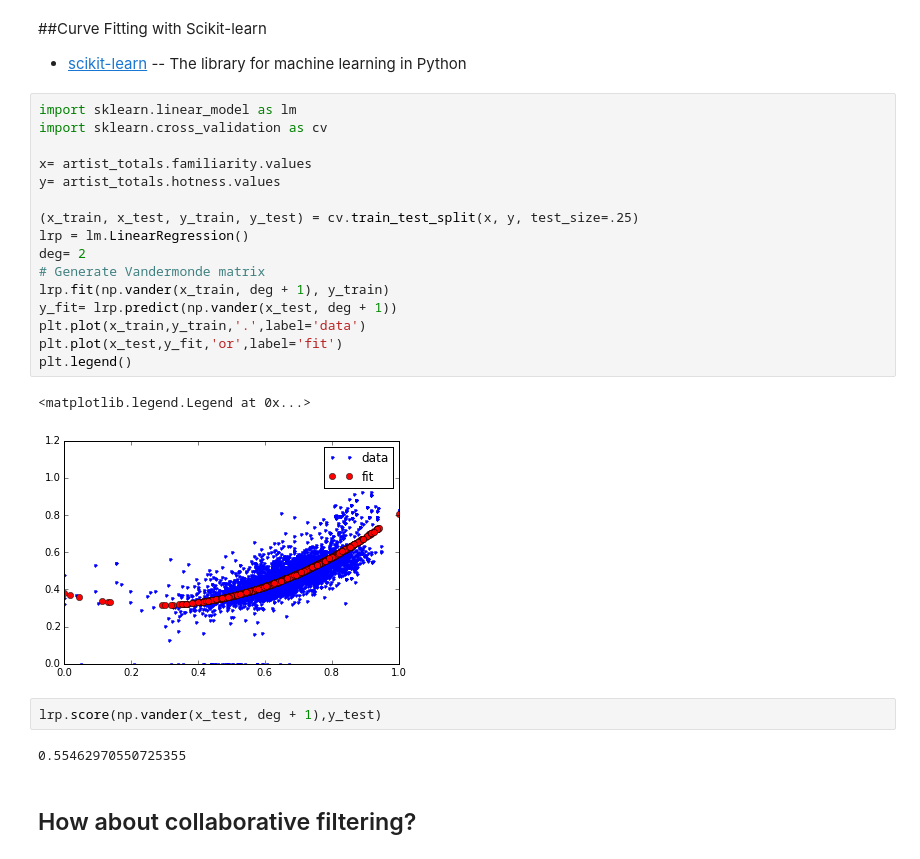
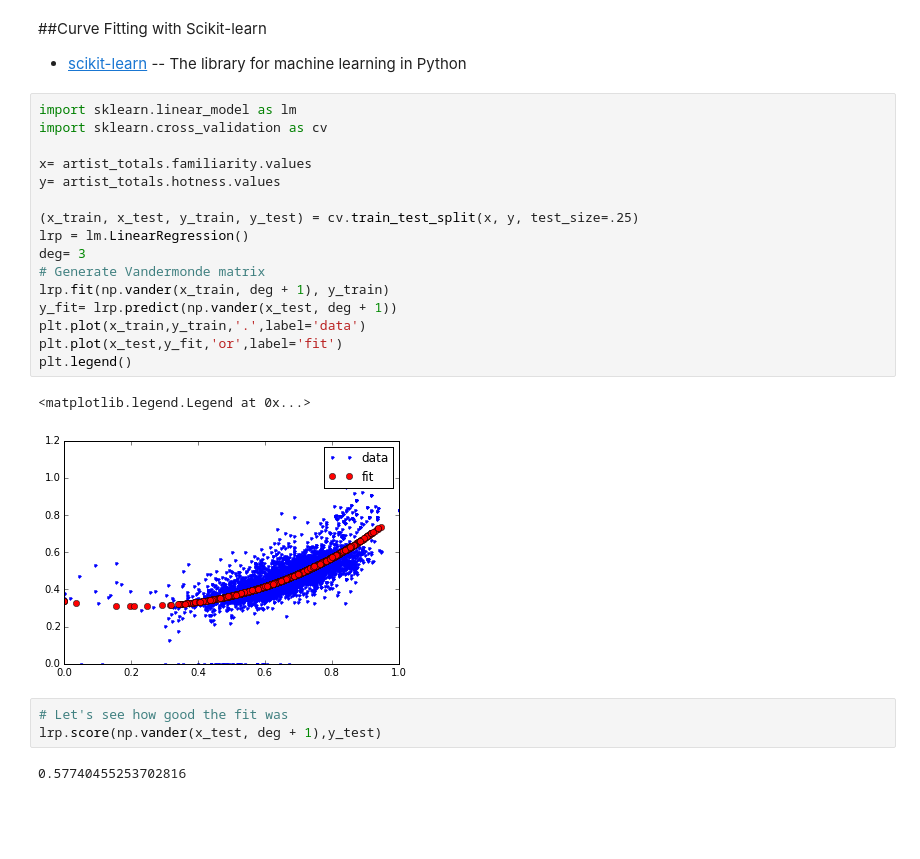
Before and after one commit to SashaOv/MLTalk, a Jupyter notebook: explore/Talk.ipynb, the cells around one changed output. Drawn from its saved outputs; the diff is of its cells as text; blank space fills up the shorter version.

```diff
--- a/explore/Talk.ipynb
+++ b/explore/Talk.ipynb
@@ -106,26 +107,24 @@ artist_totals.plot(kind='scatter',x='familiarity',y='hotness')
 # %%
 import sklearn.linear_model as lm
 import sklearn.cross_validation as cv
 
 x= artist_totals.familiarity.values
 y= artist_totals.hotness.values
 
 (x_train, x_test, y_train, y_test) = cv.train_test_split(x, y, test_size=.25)
 lrp = lm.LinearRegression()
-deg= 2
+deg= 3
 # Generate Vandermonde matrix
 lrp.fit(np.vander(x_train, deg + 1), y_train)
 y_fit= lrp.predict(np.vander(x_test, deg + 1))
 plt.plot(x_train,y_train,'.',label='data')
 plt.plot(x_test,y_fit,'or',label='fit')
 plt.legend()
 # %% [output]
 <matplotlib.legend.Legend at 0x...>
-[figure, old version]
+[figure, new version]
 # %%
+# Let's see how good the fit was
 lrp.score(np.vander(x_test, deg + 1),y_test)
 # %% [output]
-0.55462970550725355
+0.57740455253702816
-# %% [markdown]
-
-## How about collaborative filtering?
```
Also changed, not shown: parts of 13 cells of this notebook.
